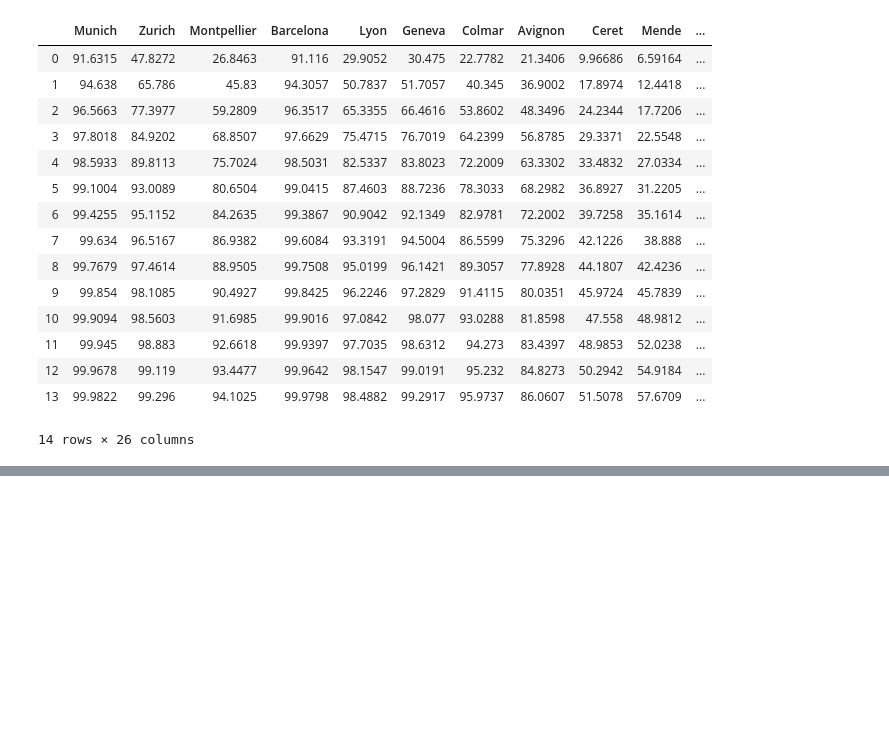
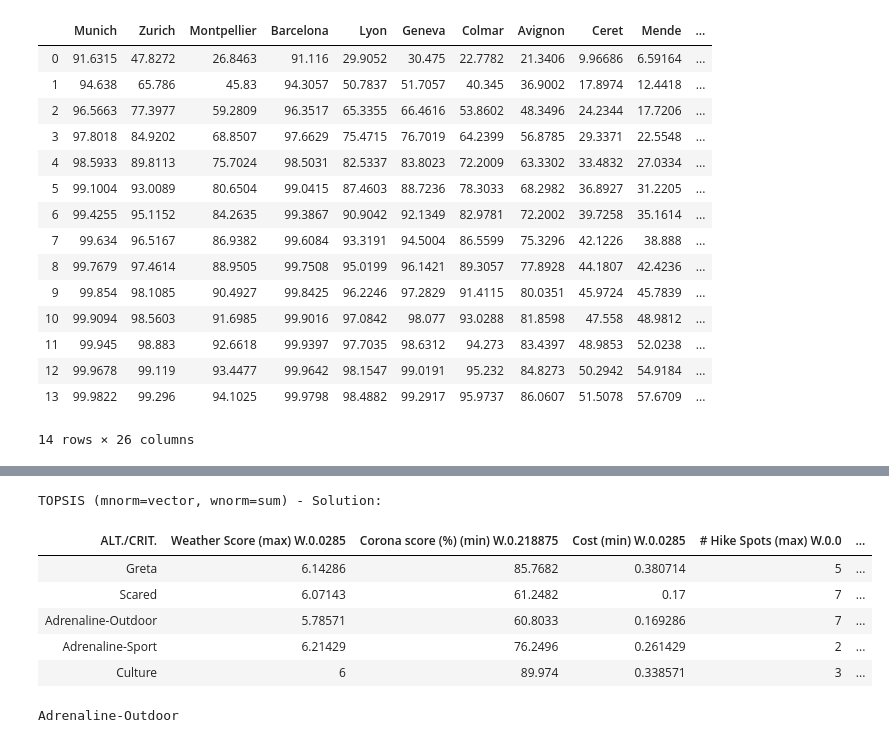
Before and after one commit to TudorMaiereanu/get-a-way-backend, a Jupyter notebook: src/utility_pipeline.ipynb, the cells around one changed output, grey strips where cells are left out. Drawn from its saved outputs; the diff is of its cells as text; code cells hidden in the pictures; blank space fills up the shorter version.

```diff
--- a/src/utility_pipeline.ipynb
+++ b/src/utility_pipeline.ipynb
@@ -125,21 +126,44 @@ Travel time:  40
 # %%
-# Get Alternative Matrix
-SPREADSHEET_ID = '1M-nvjnx8fDUCXRe6nsxV8bmlJgKPer_mVVOpISMCqcE'
-RANGE_NAME = 'Alternative Matrix!B2:I6'
-alt = sheet(SPREADSHEET_ID, RANGE_NAME)
-
 # Create Optimal Sense
 os = [MAX, MIN, MIN, MAX, MAX, MAX, MIN, MIN]
 
 # Combine Alternative Matrix and Optimal Sense
 anames = ["Greta", "Scared", "Adrenaline-Outdoor", "Adrenaline-Sport", "Culture"]
-RANGE_NAME = 'Alternative Matrix!B1:I1'
-cnames = sheet(SPREADSHEET_ID, RANGE_NAME).iloc[0,:].tolist()
-data = Data(alt, os, weights=weights, anames=anames, cnames=cnames)
-
-# MCDA method
-
-# TOPSIS
-dm = closeness.TOPSIS()
-dec = dm.decide(data)
-print(data.anames[dec.best_alternative_])
+cnames = df_alternative_matrix.columns
+# %%
+from weights import weights
+from skcriteria import Data, MIN, MAX
+from skcriteria.madm import closeness, simple
+
+# Set Weigths
+# Preference: Activity (0 or 1)
+p_act_hike = 1
+p_act_surf = 1
+
+# Preference: Feature (0 or 1 or 2)
+p_weather = 0
+p_corona = 2
+p_cost = 0
+p_CO2 = 2
+p_time = 0
+
+weights = weights(p_weather, p_corona, p_cost, p_CO2, p_time,p_act_hike, p_act_surf).transpose().iloc[0, :].tolist()
+
+data = Data(df_alternative_matrix, os, weights=weights, anames=anames, cnames=cnames)
+
+# TOPSIS
+dm = closeness.TOPSIS()
+dec = dm.decide(data)
+dec
+# %% [output]
+TOPSIS (mnorm=vector, wnorm=sum) - Solution:
+| ALT./CRIT. | Weather Score (max) W.0.0285 | Corona score (%) (min) W.0.218875 | Cost (min) W.0.0285 | # Hike Spots (max) W.0.0 | ... |
+| Greta | 6.14286 | 85.7682 | 0.380714 | 5 | ... |
+| Scared | 6.07143 | 61.2482 | 0.17 | 7 | ... |
+| Adrenaline-Outdoor | 5.78571 | 60.8033 | 0.169286 | 7 | ... |
+| Adrenaline-Sport | 6.21429 | 76.2496 | 0.261429 | 2 | ... |
+| Culture | 6 | 89.974 | 0.338571 | 3 | ... |
+# %%
+print(data.anames[dec.best_alternative_])
+# %% [output]
+Adrenaline-Outdoor
```
Also changed, not shown: parts of 4 cells of this notebook, 1 other file.
